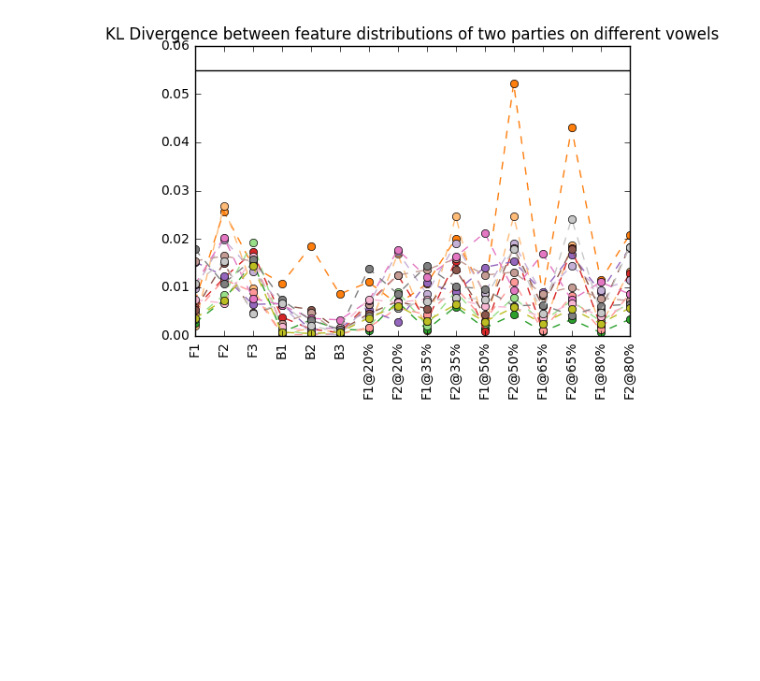
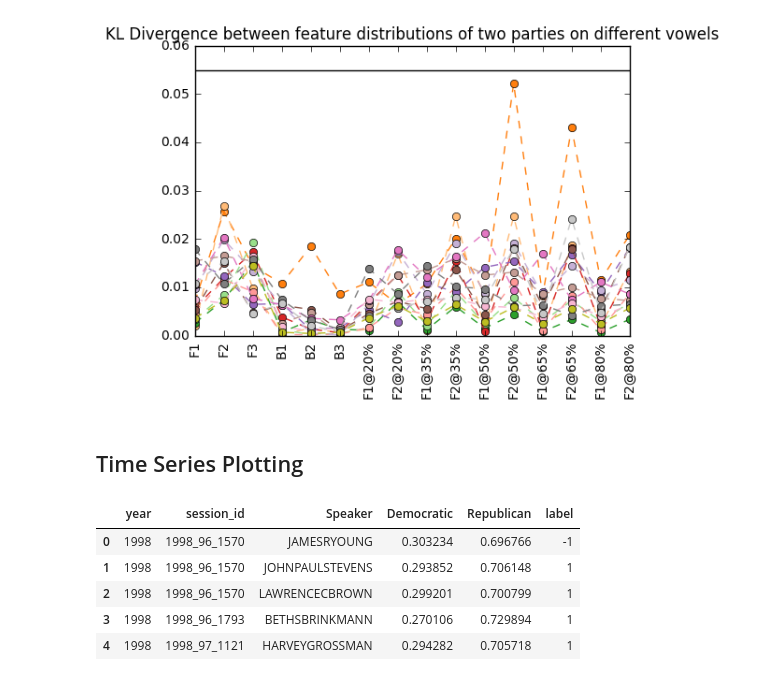
Before and after one commit to wooginawunan/MLProject_paraphrasing_legal_phrases, a Jupyter notebook: KL-Divergence.ipynb, the cells around one changed output. Drawn from its saved outputs; the diff is of its cells as text; code cells hidden in the pictures; blank space fills up the shorter version.

```diff
--- a/KL-Divergence.ipynb
+++ b/KL-Divergence.ipynb
@@ -78,3 +78,5 @@ plt.title('KL Divergence between feature distributions of two parties on differe
 plt.show()
 # %% [output]
 [figure]
+# %% [markdown]
+## Time Series Plotting
@@ -80,0 +85,9 @@ plt.show()
+# %%
+time_series.head()
+# %% [output]
+|  | year | session_id | Speaker | Democratic | Republican | label |
+| 0 | 1998 | 1998_96_1570 | JAMESRYOUNG | 0.303234 | 0.696766 | -1 |
+| 1 | 1998 | 1998_96_1570 | JOHNPAULSTEVENS | 0.293852 | 0.706148 | 1 |
+| 2 | 1998 | 1998_96_1570 | LAWRENCECBROWN | 0.299201 | 0.700799 | 1 |
+| 3 | 1998 | 1998_96_1793 | BETHSBRINKMANN | 0.270106 | 0.729894 | 1 |
+| 4 | 1998 | 1998_97_1121 | HARVEYGROSSMAN | 0.294282 | 0.705718 | 1 |
```
Also changed, not shown: parts of 3 cells of this notebook.
